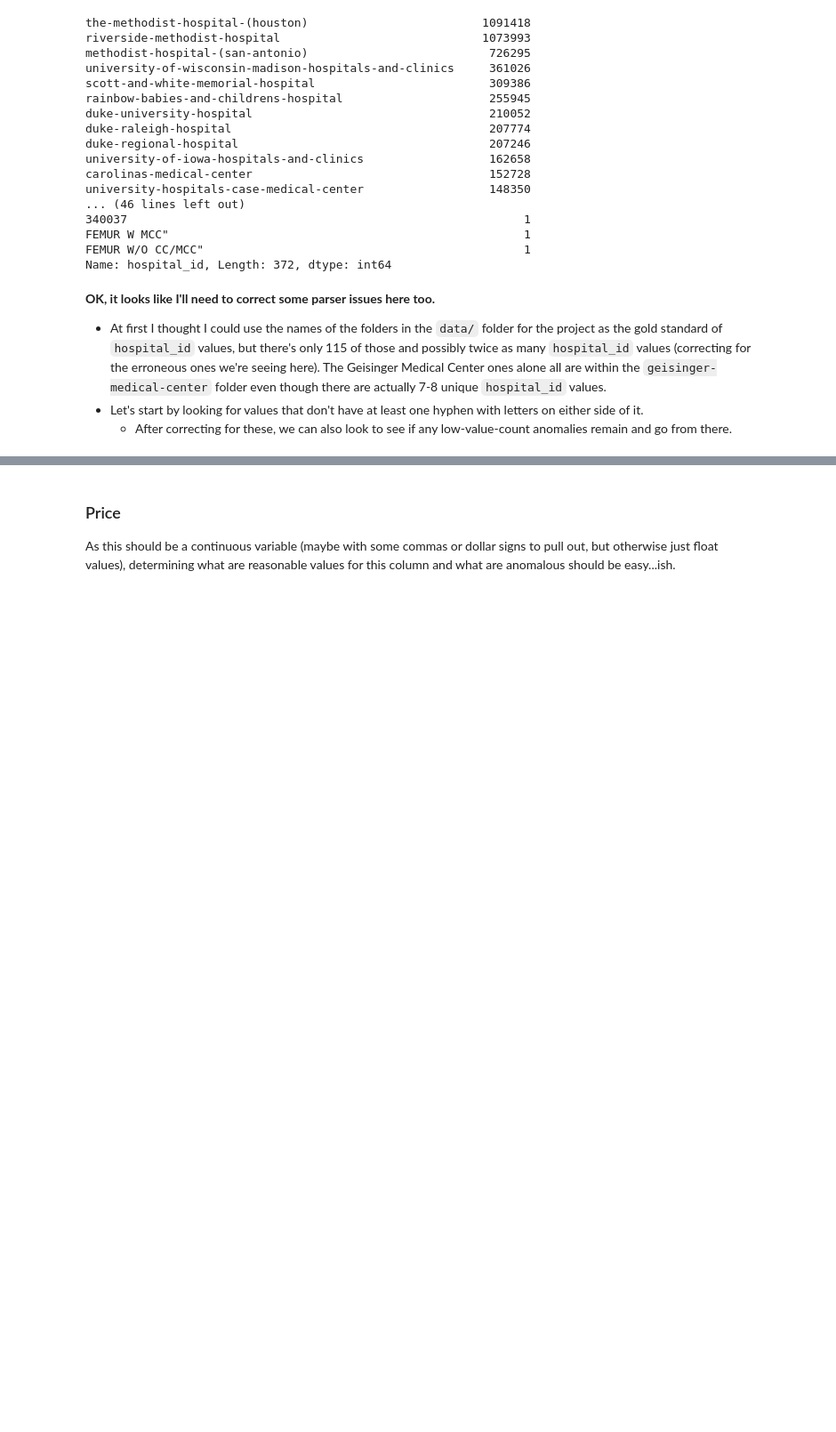
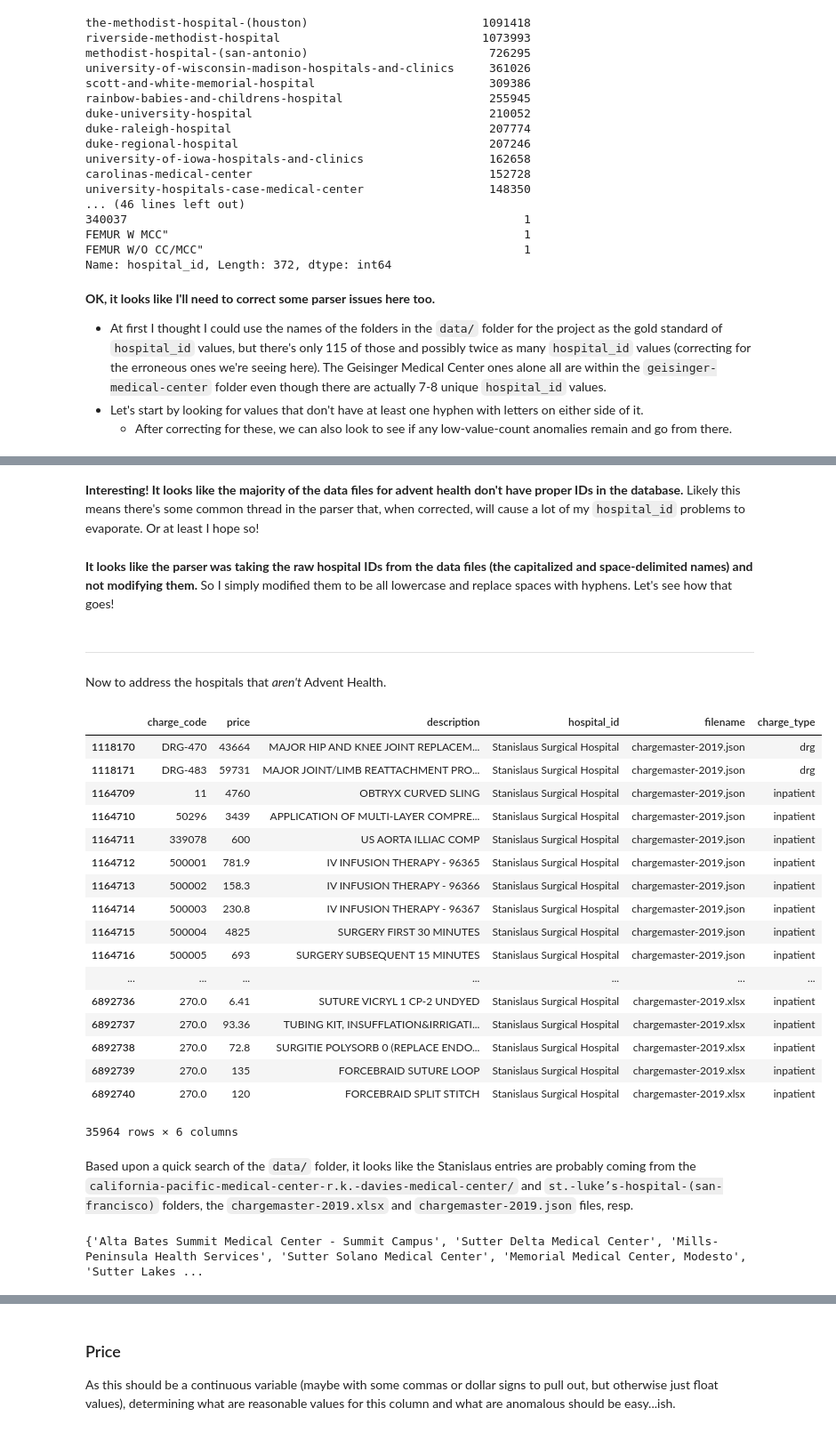
Before and after one commit to emigre459/hospital-chargemaster, a Jupyter notebook: Data_Pulls_and_Engineering.ipynb, the cells around one changed output, grey strips where cells are left out. Shown at 89% size. Saved outputs shown, nothing was run; the diff lists cells and outputs as text; code cells hidden in the pictures; blank space fills up the shorter version.

```diff
--- a/Data_Pulls_and_Engineering.ipynb
+++ b/Data_Pulls_and_Engineering.ipynb
@@ -280,0 +348,55 @@ df.loc[~df['hospital_id'].str.contains(r'[a-z]+-[a-z]+$', case=False),
+# %% [markdown]
+**Interesting! It looks like the majority of the data files for advent health don't have proper IDs in the database.** Likely this means there's some common thread in the parser that, when corrected, will cause a lot of my `hospital_id` problems to evaporate. Or at least I hope so!
+# %% [markdown]
+**It looks like the parser was taking the raw hospital IDs from the data files (the capitalized and space-delimited names) and not modifying them.** So I simply modified them to be all lowercase and replace spaces with hyphens. Let's see how that goes!
+# %%
+# Find hospital_id values that don't have at least one hyphen with letters on either side of it
+df = load_data()
+df.dropna(subset=['hospital_id']).loc[~df['hospital_id'].dropna().
+                                      str.contains(r'[a-z]+-[a-z]+',
+                                                   case=False),
+                                      'hospital_id'].value_counts()
+# %% [markdown]
+****
+
+Now to address the hospitals that *aren't* Advent Health.
+# %%
+df.loc[df['hospital_id'] == 'Stanislaus Surgical Hospital']
+# %% [output]
+|  | charge_code | price | description | hospital_id | filename | charge_type |
+| 1118170 | DRG-470 | 43664 | MAJOR HIP AND KNEE JOINT REPLACEM... | Stanislaus Surgical Hospital | chargemaster-2019.json | drg |
+| 1118171 | DRG-483 | 59731 | MAJOR JOINT/LIMB REATTACHMENT PRO... | Stanislaus Surgical Hospital | chargemaster-2019.json | drg |
+| 1164709 | 11 | 4760 | OBTRYX CURVED SLING | Stanislaus Surgical Hospital | chargemaster-2019.json | inpatient |
+| 1164710 | 50296 | 3439 | APPLICATION OF MULTI-LAYER COMPRE... | Stanislaus Surgical Hospital | chargemaster-2019.json | inpatient |
+| 1164711 | 339078 | 600 | US AORTA ILLIAC COMP | Stanislaus Surgical Hospital | chargemaster-2019.json | inpatient |
+| 1164712 | 500001 | 781.9 | IV INFUSION THERAPY - 96365 | Stanislaus Surgical Hospital | chargemaster-2019.json | inpatient |
+| 1164713 | 500002 | 158.3 | IV INFUSION THERAPY - 96366 | Stanislaus Surgical Hospital | chargemaster-2019.json | inpatient |
+| 1164714 | 500003 | 230.8 | IV INFUSION THERAPY - 96367 | Stanislaus Surgical Hospital | chargemaster-2019.json | inpatient |
+| 1164715 | 500004 | 4825 | SURGERY FIRST 30 MINUTES | Stanislaus Surgical Hospital | chargemaster-2019.json | inpatient |
+| 1164716 | 500005 | 693 | SURGERY SUBSEQUENT 15 MINUTES | Stanislaus Surgical Hospital | chargemaster-2019.json | inpatient |
+| ... | ... | ... | ... | ... | ... | ... |
+| 6892736 | 270.0 | 6.41 | SUTURE VICRYL 1 CP-2 UNDYED | Stanislaus Surgical Hospital | chargemaster-2019.xlsx | inpatient |
+| 6892737 | 270.0 | 93.36 | TUBING KIT, INSUFFLATION&IRRIGATI... | Stanislaus Surgical Hospital | chargemaster-2019.xlsx | inpatient |
+| 6892738 | 270.0 | 72.8 | SURGITIE POLYSORB 0 (REPLACE ENDO... | Stanislaus Surgical Hospital | chargemaster-2019.xlsx | inpatient |
+| 6892739 | 270.0 | 135 | FORCEBRAID SUTURE LOOP | Stanislaus Surgical Hospital | chargemaster-2019.xlsx | inpatient |
+| 6892740 | 270.0 | 120 | FORCEBRAID SPLIT STITCH | Stanislaus Surgical Hospital | chargemaster-2019.xlsx | inpatient |
+35964 rows × 6 columns
+# %% [markdown]
+Based upon a quick search of the `data/` folder, it looks like the Stanislaus entries are probably coming from the `california-pacific-medical-center-r.k.-davies-medical-center/` and `st.-luke’s-hospital-(san-francisco)` folders, the `chargemaster-2019.xlsx` and `chargemaster-2019.json` files, resp.
+# %%
+# Take a look at St. Luke's first - stealing code from parse.py to make this simple
+import codecs, json
+
+filename = "data/st.-luke’s-hospital-(san-francisco)/latest/chargemaster-2019.json"
+with codecs.open(filename, "r", encoding='utf-8-sig', errors='ignore') as filey:
+    content = json.loads(filey.read())
+
+names = set()
+
+for row in content['CDM']:
+    if 'HOSPITAL_NAME' in row:
+        names.add(row['HOSPITAL_NAME'])
+
+print(names)
+# %% [output]
+{'Alta Bates Summit Medical Center - Summit Campus', 'Sutter Delta Medical Center', 'Mills-Peninsula Health Services', 'Sutter Solano Medical Center', 'Memorial Medical Center, Modesto', 'Sutter Lakes ...
```
Also changed, not shown: parts of 14 cells of this notebook, 5 other files.
